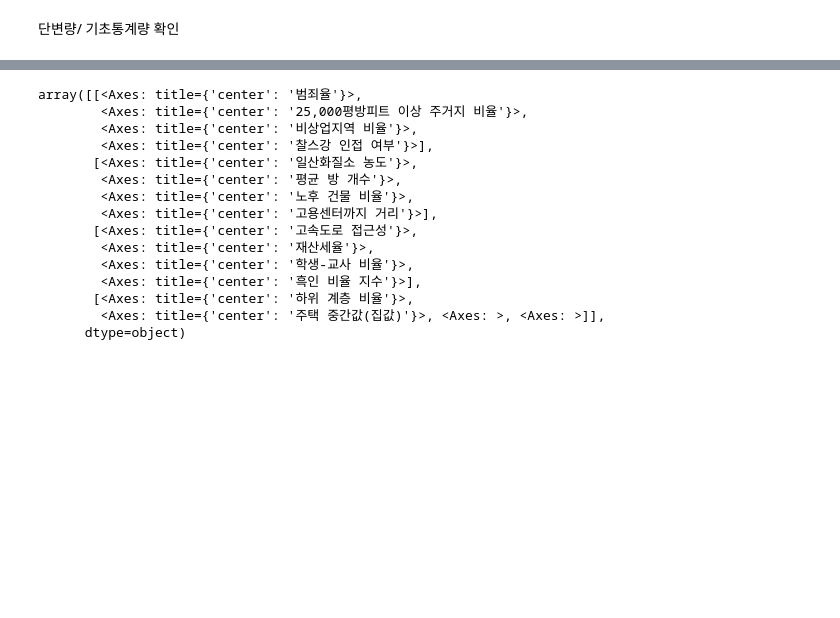
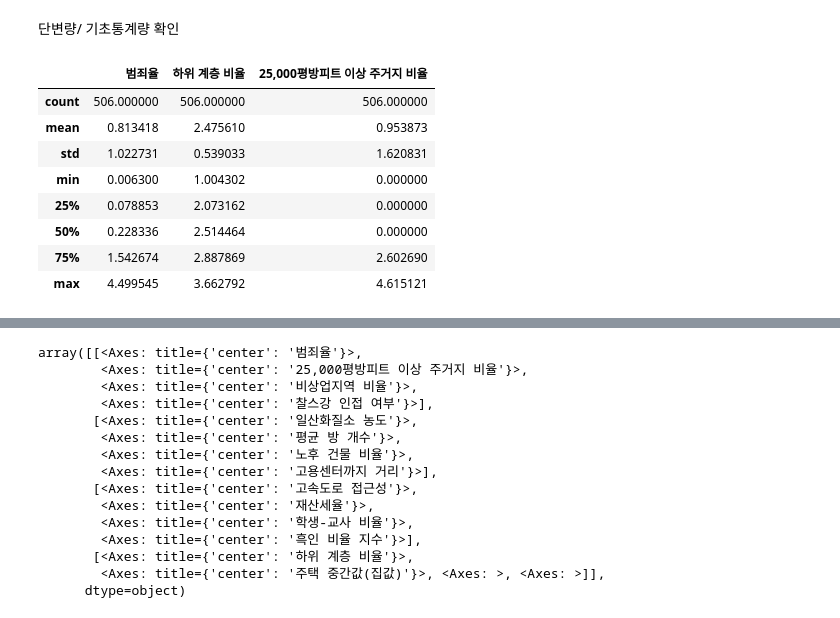
Before and after one commit to agooun-sudo/Gwanggu-ai-academy-park, a Jupyter notebook: 02.프로젝트/02.-프로젝트-데이터분석-탐색적분석(EDA)-보스턴_집값.ipynb, the cells around one changed output, grey strips where cells are left out. Drawn from its saved outputs; the diff is of its cells as text; code cells hidden in the pictures; blank space fills up the shorter version.

```diff
--- a/02.프로젝트/02.-프로젝트-데이터분석-탐색적분석(EDA)-보스턴_집값.ipynb
+++ b/02.프로젝트/02.-프로젝트-데이터분석-탐색적분석(EDA)-보스턴_집값.ipynb
@@ -170,3 +191,15 @@ df["방개수등급"] = pd.cut(
     bins=[2,5.5,6.5,9],
     labels=["작음","보통","많음"]
 )
+# %%
+df[["범죄율", "하위 계층 비율", "25,000평방피트 이상 주거지 비율"]].describe()
+# %% [output]
+|  | 범죄율 | 하위 계층 비율 | 25,000평방피트 이상 주거지 비율 |
+| count | 506.000000 | 506.000000 | 506.000000 |
+| mean | 0.813418 | 2.475610 | 0.953873 |
+| std | 1.022731 | 0.539033 | 1.620831 |
+| min | 0.006300 | 1.004302 | 0.000000 |
+| 25% | 0.078853 | 2.073162 | 0.000000 |
+| 50% | 0.228336 | 2.514464 | 0.000000 |
+| 75% | 1.542674 | 2.887869 | 2.602690 |
+| max | 4.499545 | 3.662792 | 4.615121 |
```
Also changed, not shown: parts of 10 cells of this notebook.
